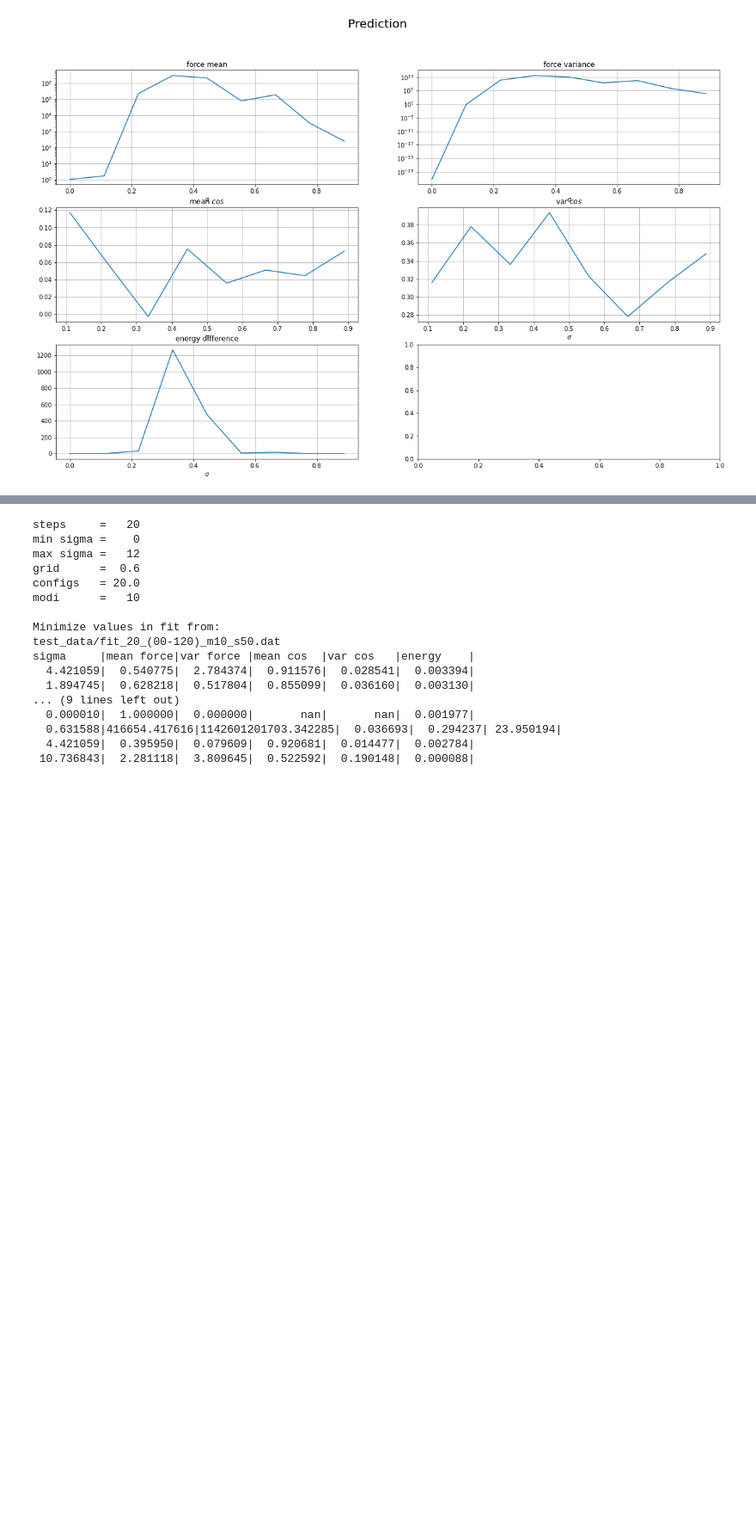
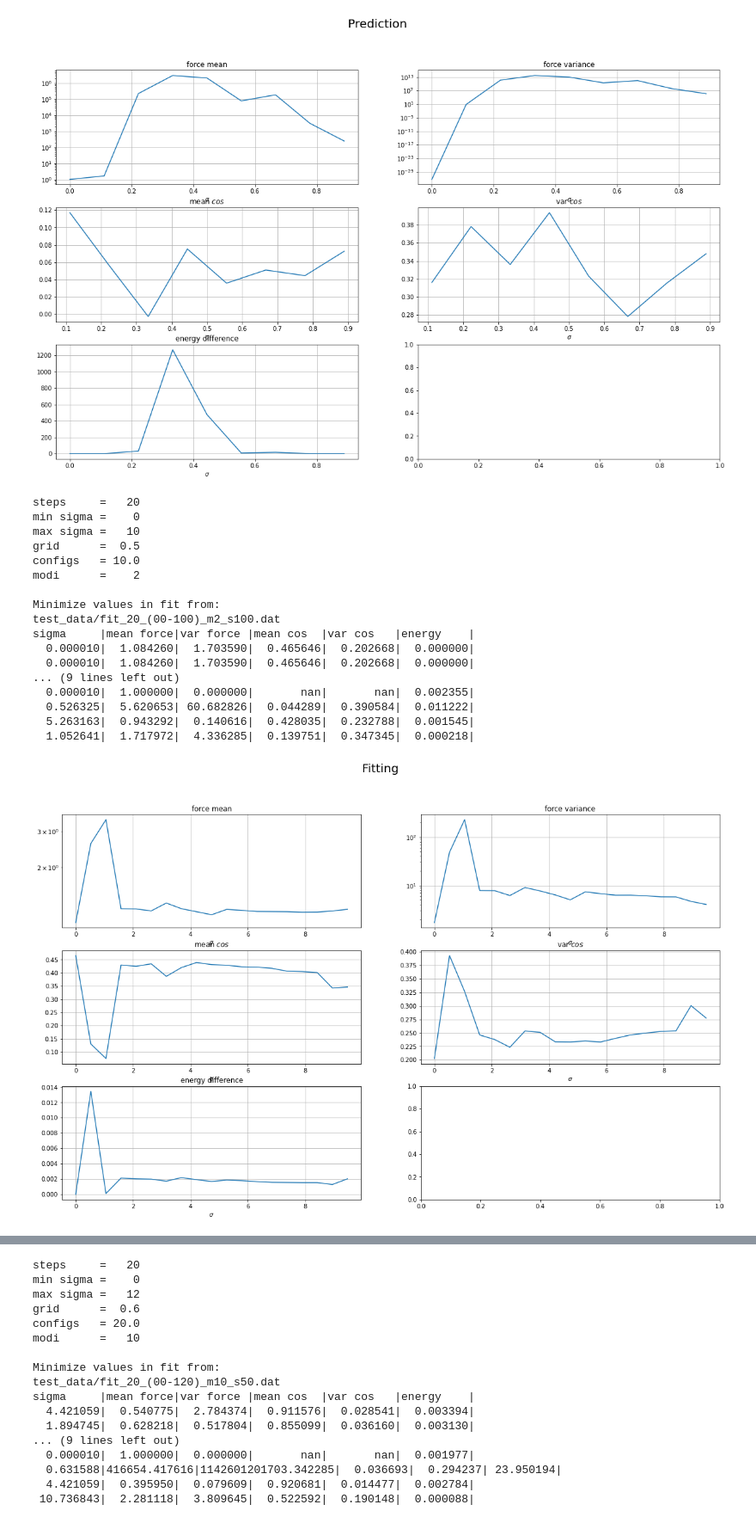
Before and after one commit to Lactose94/LP-Machine-Learning, a Jupyter notebook: Test_quality.ipynb, the cells around one changed output, grey strips where cells are left out. Shown at 86% size. Cells and saved outputs as stored; diff of their text form; code cells hidden in the pictures; blank space fills up the shorter version.

Commit message:
added data for different nr of modi

```diff
--- a/Test_quality.ipynb
+++ b/Test_quality.ipynb
@@ -231,3 +232,24 @@ sigma     |mean force|var force |mean cos  |var cos   |energy    |
   0.000010|  1.000000|  0.000000|       nan|       nan|  0.002355|
 [figure]
 [figure]
+# %%
+analyze(20, 0, 10, 2, 100)
+# %% [output]
+steps     =   20
+min sigma =    0
+max sigma =   10
+grid      =  0.5
+configs   = 10.0
+modi      =    2
+
+Minimize values in fit from:
+test_data/fit_20_(00-100)_m2_s100.dat
+sigma     |mean force|var force |mean cos  |var cos   |energy    |
+  0.000010|  1.084260|  1.703590|  0.465646|  0.202668|  0.000000|
+  0.000010|  1.084260|  1.703590|  0.465646|  0.202668|  0.000000|
+... (9 lines left out)
+  0.000010|  1.000000|  0.000000|       nan|       nan|  0.002355|
+  0.526325|  5.620653| 60.682826|  0.044289|  0.390584|  0.011222|
+  5.263163|  0.943292|  0.140616|  0.428035|  0.232788|  0.001545|
+  1.052641|  1.717972|  4.336285|  0.139751|  0.347345|  0.000218|
+[figure, added]
```
Also changed, not shown: parts of 6 cells of this notebook, 8 other files.
